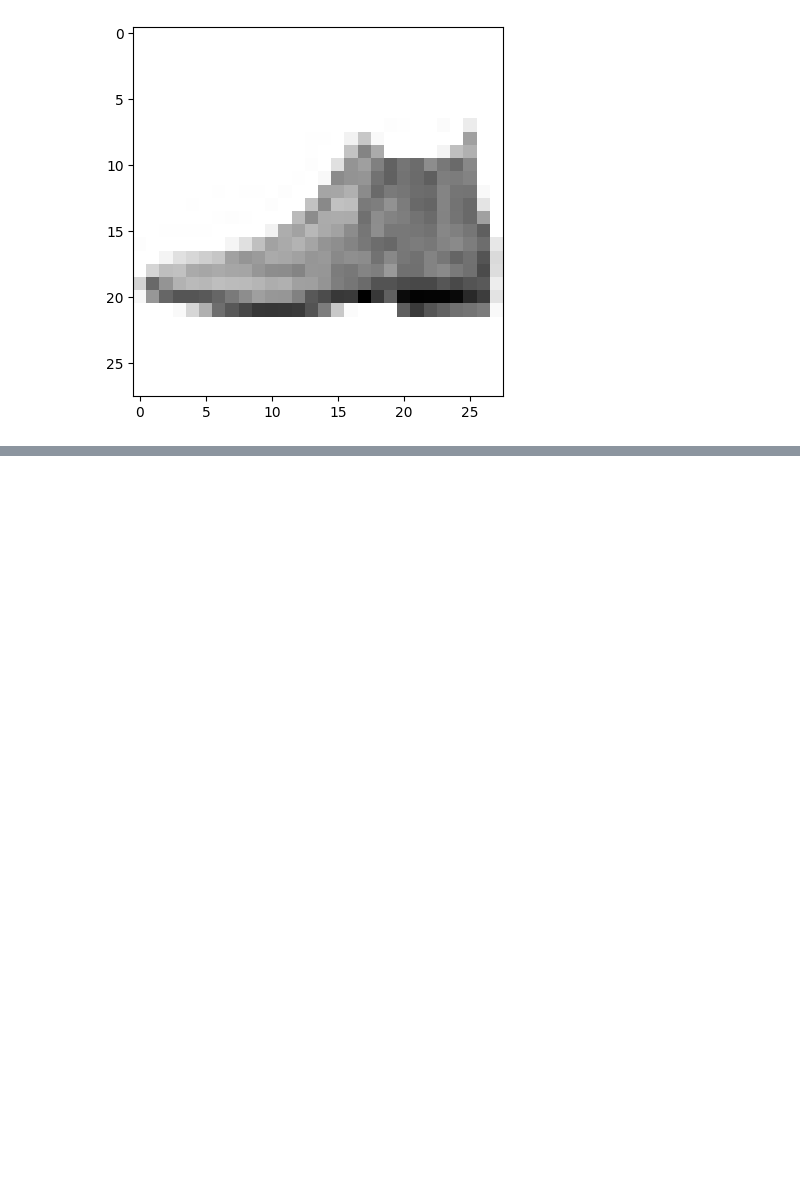
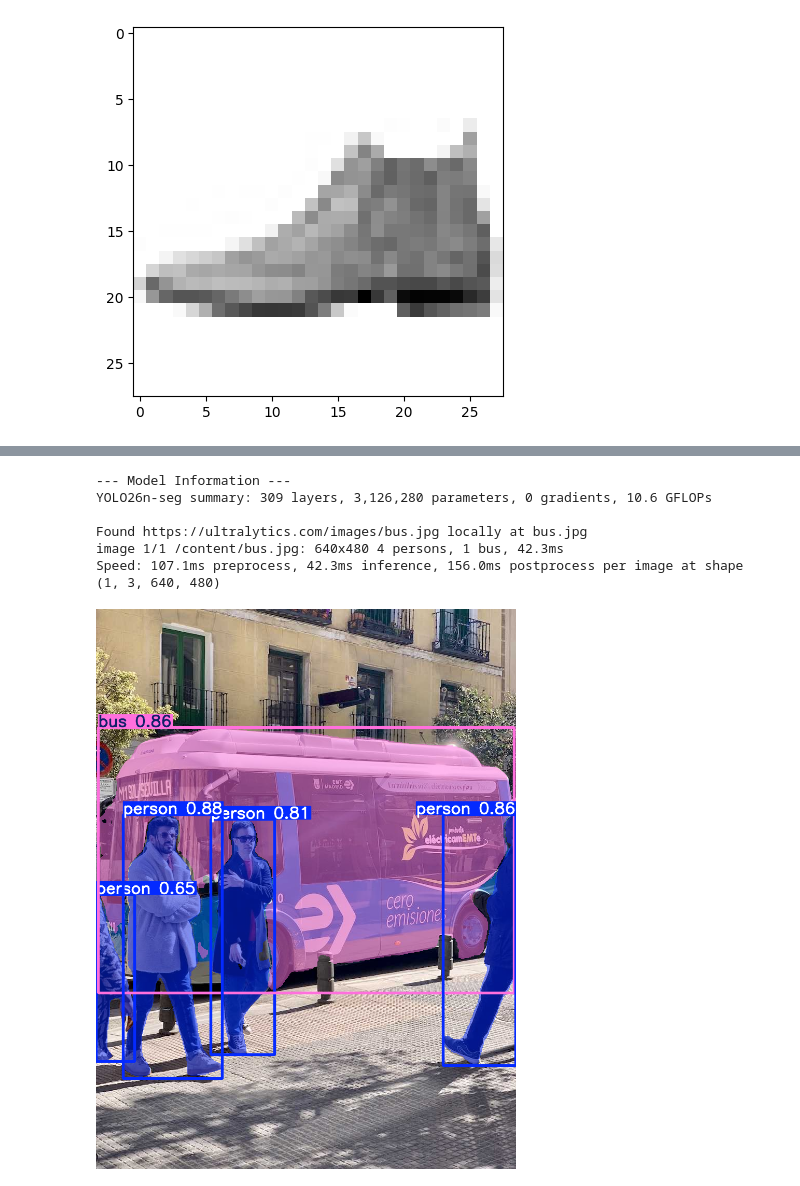
Before and after one commit to surf0123/ai, a Jupyter notebook: deep.ipynb, the cells around one changed output, grey strips where cells are left out. Saved outputs shown, nothing was run; the diff lists cells and outputs as text; code cells hidden in the pictures; blank space fills up the shorter version.

```diff
--- a/deep.ipynb
+++ b/deep.ipynb
@@ -414,0 +766,18 @@ Epoch 5/5
+# %%
+from ultralytics import YOLO
+# 모델 로드 (자동 다운로드)
+model = YOLO('yolo26n-seg.pt')
+# 모델의 기본 정보 출력
+print("--- Model Information ---")
+model.info()
+# 특정 이미지 추론 및 결과 시각화
+results = model('https://ultralytics.com/images/bus.jpg')
+results[0].show() # 코랩 환경에서는 결과 객체가 반환
+# %% [output]
+--- Model Information ---
+YOLO26n-seg summary: 309 layers, 3,126,280 parameters, 0 gradients, 10.6 GFLOPs
+
+Found https://ultralytics.com/images/bus.jpg locally at bus.jpg
+image 1/1 /content/bus.jpg: 640x480 4 persons, 1 bus, 42.3ms
+Speed: 107.1ms preprocess, 42.3ms inference, 156.0ms postprocess per image at shape (1, 3, 640, 480)
+[figure, added]
```
Also changed, not shown: parts of 20 cells of this notebook.
